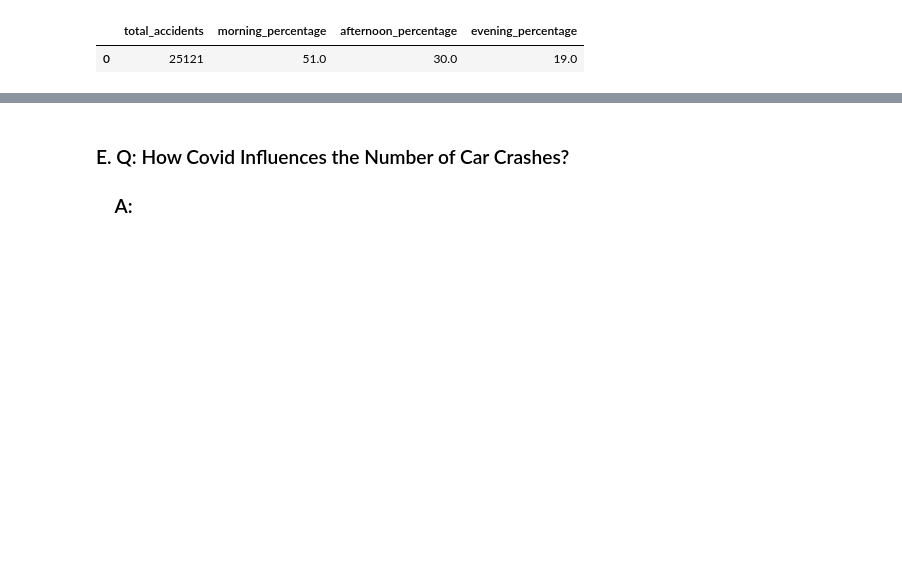
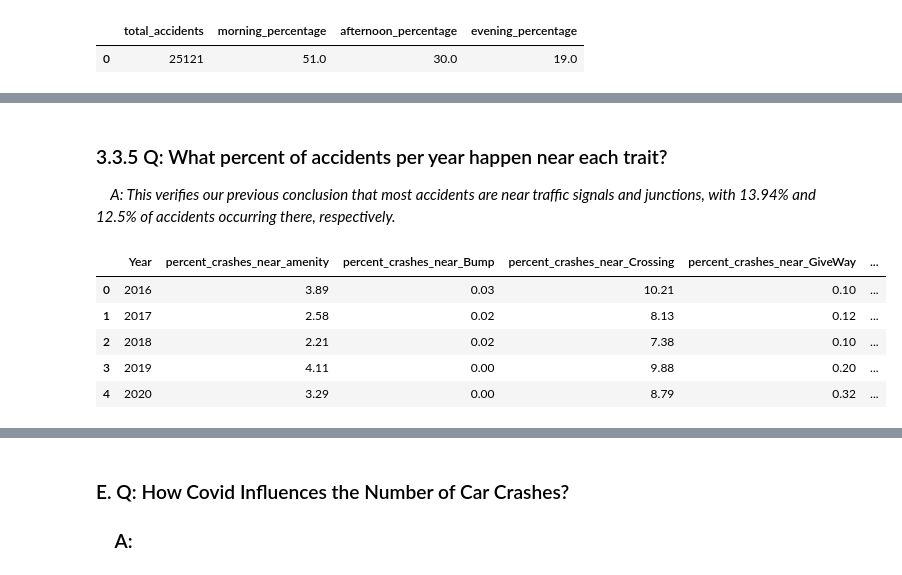
Before and after one commit to KaiyuWang19970221/BA775-teamproject, a Jupyter notebook: team6.ipynb, the cells around one changed output, grey strips where cells are left out. Saved outputs shown, nothing was run; the diff lists cells and outputs as text; code cells hidden in the pictures; blank space fills up the shorter version.

```diff
--- a/team6.ipynb
+++ b/team6.ipynb
@@ -149,0 +240,27 @@ FROM `ba775-b2-team6.team6.carcrash_MA`
+# %% [markdown]
+### 3.3.5 Q: What percent of accidents per year happen near each trait?
+&emsp;<i> A: This verifies our previous conclusion that most accidents are near traffic signals and junctions, with 13.94% and 12.5% of accidents occurring there, respectively.  </i>
+# %%
+%%bigquery
+SELECT EXTRACT(year FROM Start_Time) AS Year,
+ROUND(SUM(CASE WHEN Amenity = true THEN 1 ELSE 0 END)/COUNT(*)*100,2) percent_crashes_near_amenity,
+ROUND(SUM(CASE WHEN Bump = true THEN 1 ELSE 0 END) /COUNT(*)*100,2) percent_crashes_near_Bump,
+ROUND(SUM(CASE WHEN Crossing = true THEN 1 ELSE 0 END)/COUNT(*)*100,2) percent_crashes_near_Crossing,
+ROUND(SUM(CASE WHEN Give_Way = true THEN 1 ELSE 0 END)/COUNT(*)*100,2) percent_crashes_near_GiveWay,
+ROUND(SUM(CASE WHEN Junction = true THEN 1 ELSE 0 END)/COUNT(*)*100,2) percent_crashes_near_Junction,
+ROUND(SUM(CASE WHEN No_Exit = true THEN 1 ELSE 0 END)/COUNT(*)*100,2) percent_crashes_near_No_Exit,
+ROUND(SUM(CASE WHEN Railway = true THEN 1 ELSE 0 END)/COUNT(*)*100,2) percent_crashes_near_Railway,
+ROUND(SUM(CASE WHEN Station = true THEN 1 ELSE 0 END)/COUNT(*)*100,2) percent_crashes_near_Station,
+ROUND(SUM(CASE WHEN Stop = true THEN 1 ELSE 0 END)/COUNT(*)*100,2) percent_crashes_near_Stop,
+ROUND(SUM(CASE WHEN Traffic_Calming = true THEN 1 ELSE 0 END)/COUNT(*)*100,2) percent_crashes_near_Traffic_Calming,
+ROUND(SUM(CASE WHEN Traffic_Signal = true THEN 1 ELSE 0 END)/COUNT(*)*100,2) percent_crashes_near_Traffic_Signal
+FROM `ba775-b2-team6.team6.carcrash_MA`
+GROUP BY Year
+ORDER BY Year
+# %% [output]
+|  | Year | percent_crashes_near_amenity | percent_crashes_near_Bump | percent_crashes_near_Crossing | percent_crashes_near_GiveWay | ... |
+| 0 | 2016 | 3.89 | 0.03 | 10.21 | 0.10 | ... |
+| 1 | 2017 | 2.58 | 0.02 | 8.13 | 0.12 | ... |
+| 2 | 2018 | 2.21 | 0.02 | 7.38 | 0.10 | ... |
+| 3 | 2019 | 4.11 | 0.00 | 9.88 | 0.20 | ... |
+| 4 | 2020 | 3.29 | 0.00 | 8.79 | 0.32 | ... |
```
Also changed, not shown: parts of 17 cells of this notebook.
